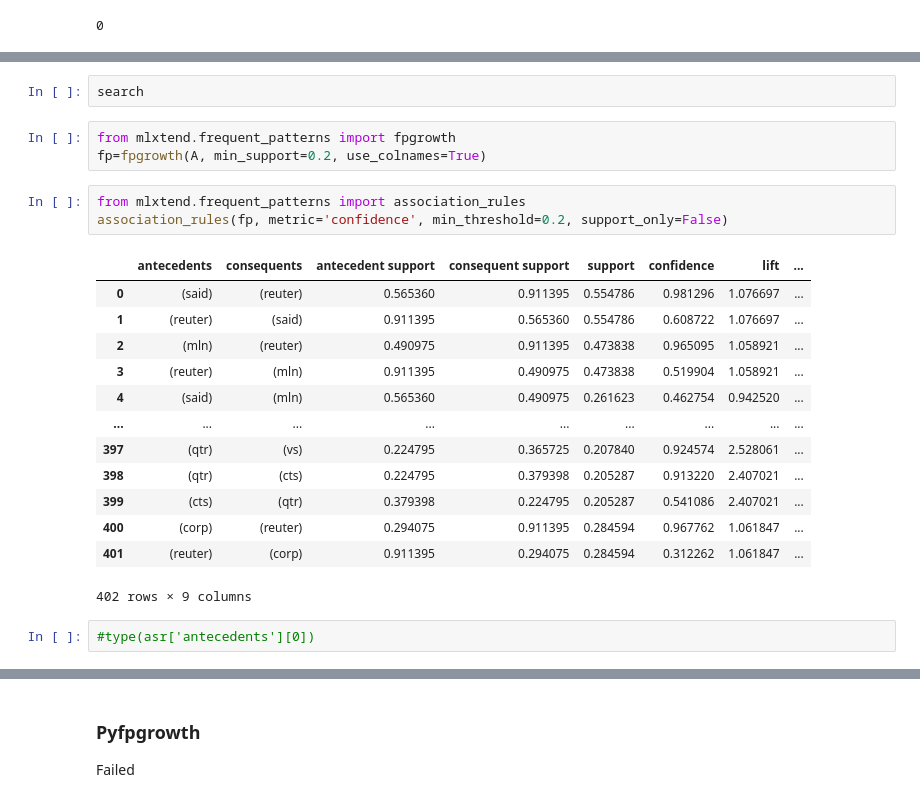
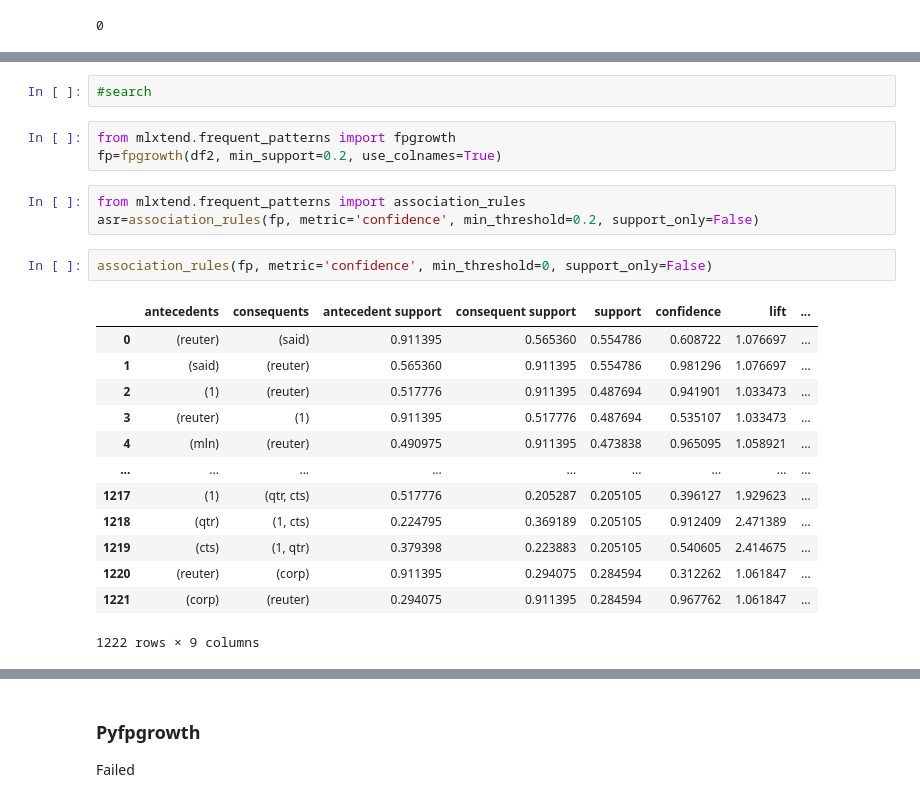
Before and after one commit to Airinelizabath/Association-Rule-Mining, a Jupyter notebook: exp2.ipynb, the cells around one changed output, grey strips where cells are left out. Cells and saved outputs as stored; diff of their text form.

```diff
--- a/exp2.ipynb
+++ b/exp2.ipynb
@@ -412,24 +475,24 @@ Series([], dtype: bool)
-# %%
-search
+# %%
+#search
 # %%
 from mlxtend.frequent_patterns import fpgrowth
-fp=fpgrowth(A, min_support=0.2, use_colnames=True)
+fp=fpgrowth(df2, min_support=0.2, use_colnames=True)
 # %%
 from mlxtend.frequent_patterns import association_rules
-association_rules(fp, metric='confidence', min_threshold=0.2, support_only=False)
+asr=association_rules(fp, metric='confidence', min_threshold=0.2, support_only=False)
-# %% [output]
-|  | antecedents | consequents | antecedent support | consequent support | support | confidence | lift | ... |
-| 0 | (said) | (reuter) | 0.565360 | 0.911395 | 0.554786 | 0.981296 | 1.076697 | ... |
-| 1 | (reuter) | (said) | 0.911395 | 0.565360 | 0.554786 | 0.608722 | 1.076697 | ... |
-| 2 | (mln) | (reuter) | 0.490975 | 0.911395 | 0.473838 | 0.965095 | 1.058921 | ... |
-| 3 | (reuter) | (mln) | 0.911395 | 0.490975 | 0.473838 | 0.519904 | 1.058921 | ... |
-| 4 | (said) | (mln) | 0.565360 | 0.490975 | 0.261623 | 0.462754 | 0.942520 | ... |
-| ... | ... | ... | ... | ... | ... | ... | ... | ... |
-| 397 | (qtr) | (vs) | 0.224795 | 0.365725 | 0.207840 | 0.924574 | 2.528061 | ... |
-| 398 | (qtr) | (cts) | 0.224795 | 0.379398 | 0.205287 | 0.913220 | 2.407021 | ... |
-| 399 | (cts) | (qtr) | 0.379398 | 0.224795 | 0.205287 | 0.541086 | 2.407021 | ... |
-| 400 | (corp) | (reuter) | 0.294075 | 0.911395 | 0.284594 | 0.967762 | 1.061847 | ... |
-| 401 | (reuter) | (corp) | 0.911395 | 0.294075 | 0.284594 | 0.312262 | 1.061847 | ... |
-402 rows × 9 columns
-# %%
-#type(asr['antecedents'][0])
+# %%
+association_rules(fp, metric='confidence', min_threshold=0, support_only=False)
+# %% [output]
+|  | antecedents | consequents | antecedent support | consequent support | support | confidence | lift | ... |
+| 0 | (reuter) | (said) | 0.911395 | 0.565360 | 0.554786 | 0.608722 | 1.076697 | ... |
+| 1 | (said) | (reuter) | 0.565360 | 0.911395 | 0.554786 | 0.981296 | 1.076697 | ... |
+| 2 | (1) | (reuter) | 0.517776 | 0.911395 | 0.487694 | 0.941901 | 1.033473 | ... |
+| 3 | (reuter) | (1) | 0.911395 | 0.517776 | 0.487694 | 0.535107 | 1.033473 | ... |
+| 4 | (mln) | (reuter) | 0.490975 | 0.911395 | 0.473838 | 0.965095 | 1.058921 | ... |
+| ... | ... | ... | ... | ... | ... | ... | ... | ... |
+| 1217 | (1) | (qtr, cts) | 0.517776 | 0.205287 | 0.205105 | 0.396127 | 1.929623 | ... |
+| 1218 | (qtr) | (1, cts) | 0.224795 | 0.369189 | 0.205105 | 0.912409 | 2.471389 | ... |
+| 1219 | (cts) | (1, qtr) | 0.379398 | 0.223883 | 0.205105 | 0.540605 | 2.414675 | ... |
+| 1220 | (reuter) | (corp) | 0.911395 | 0.294075 | 0.284594 | 0.312262 | 1.061847 | ... |
+| 1221 | (corp) | (reuter) | 0.294075 | 0.911395 | 0.284594 | 0.967762 | 1.061847 | ... |
+1222 rows × 9 columns
```
Also changed, not shown: parts of 27 cells of this notebook.
